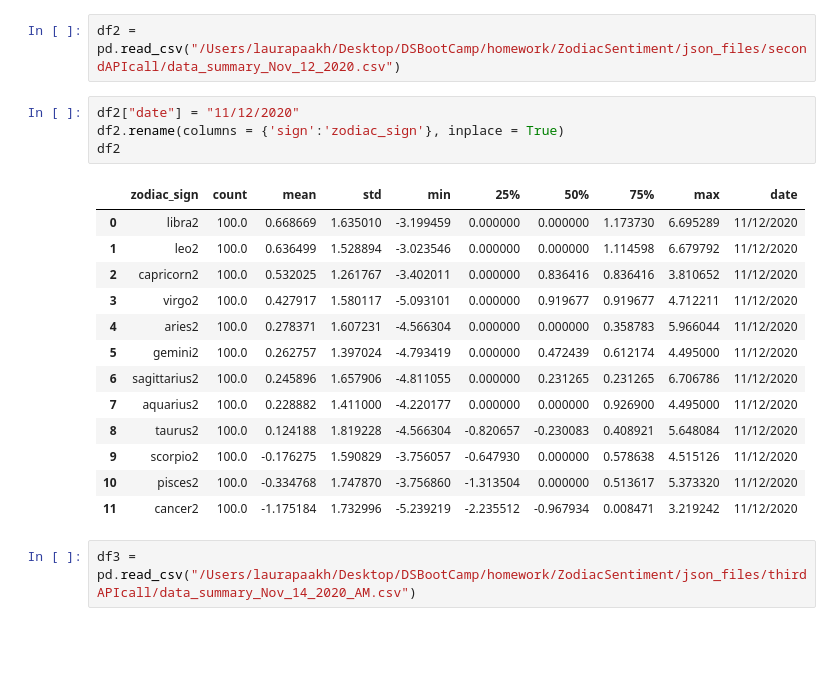
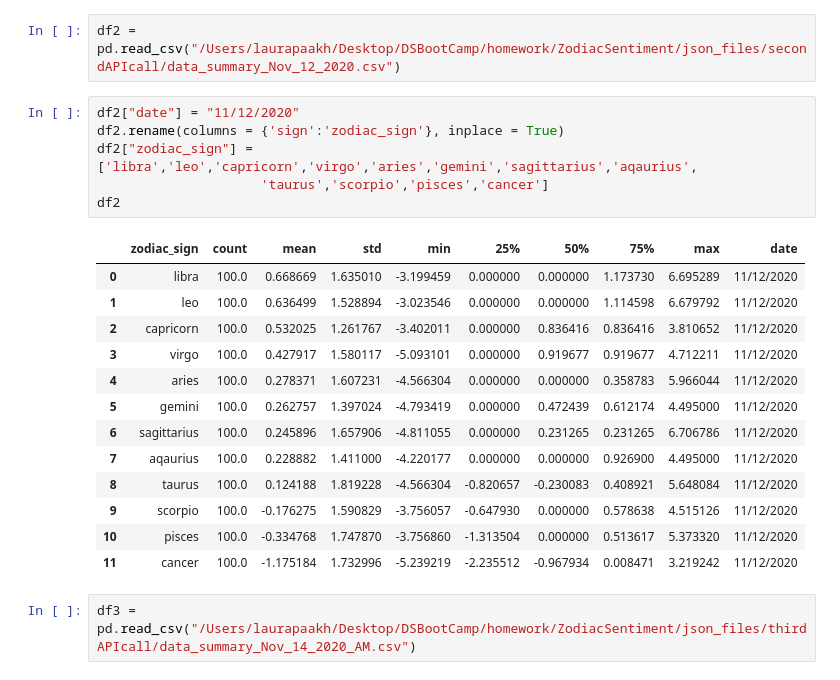
Before and after one commit to thompsont01/ZodiacSentiment, a Jupyter notebook: addDateColumn.ipynb, the cells around one changed output. Drawn from its saved outputs; the diff is of its cells as text; blank space fills up the shorter version.

Commit message:
cleaned zodiac_sign column

```diff
--- a/addDateColumn.ipynb
+++ b/addDateColumn.ipynb
@@ -32,21 +32,23 @@ df2 = pd.read_csv("/Users/laurapaakh/Desktop/DSBootCamp/homework/ZodiacSentiment
 # %%
 df2["date"] = "11/12/2020"
 df2.rename(columns = {'sign':'zodiac_sign'}, inplace = True)
+df2["zodiac_sign"] = ['libra','leo','capricorn','virgo','aries','gemini','sagittarius','aqaurius',
+                     'taurus','scorpio','pisces','cancer']
 df2
 # %% [output]
 |  | zodiac_sign | count | mean | std | min | 25% | 50% | 75% | max | date |
-| 0 | libra2 | 100.0 | 0.668669 | 1.635010 | -3.199459 | 0.000000 | 0.000000 | 1.173730 | 6.695289 | 11/12/2020 |
-| 1 | leo2 | 100.0 | 0.636499 | 1.528894 | -3.023546 | 0.000000 | 0.000000 | 1.114598 | 6.679792 | 11/12/2020 |
-| 2 | capricorn2 | 100.0 | 0.532025 | 1.261767 | -3.402011 | 0.000000 | 0.836416 | 0.836416 | 3.810652 | 11/12/2020 |
-| 3 | virgo2 | 100.0 | 0.427917 | 1.580117 | -5.093101 | 0.000000 | 0.919677 | 0.919677 | 4.712211 | 11/12/2020 |
-| 4 | aries2 | 100.0 | 0.278371 | 1.607231 | -4.566304 | 0.000000 | 0.000000 | 0.358783 | 5.966044 | 11/12/2020 |
-| 5 | gemini2 | 100.0 | 0.262757 | 1.397024 | -4.793419 | 0.000000 | 0.472439 | 0.612174 | 4.495000 | 11/12/2020 |
-| 6 | sagittarius2 | 100.0 | 0.245896 | 1.657906 | -4.811055 | 0.000000 | 0.231265 | 0.231265 | 6.706786 | 11/12/2020 |
-| 7 | aquarius2 | 100.0 | 0.228882 | 1.411000 | -4.220177 | 0.000000 | 0.000000 | 0.926900 | 4.495000 | 11/12/2020 |
-| 8 | taurus2 | 100.0 | 0.124188 | 1.819228 | -4.566304 | -0.820657 | -0.230083 | 0.408921 | 5.648084 | 11/12/2020 |
-| 9 | scorpio2 | 100.0 | -0.176275 | 1.590829 | -3.756057 | -0.647930 | 0.000000 | 0.578638 | 4.515126 | 11/12/2020 |
-| 10 | pisces2 | 100.0 | -0.334768 | 1.747870 | -3.756860 | -1.313504 | 0.000000 | 0.513617 | 5.373320 | 11/12/2020 |
-| 11 | cancer2 | 100.0 | -1.175184 | 1.732996 | -5.239219 | -2.235512 | -0.967934 | 0.008471 | 3.219242 | 11/12/2020 |
+| 0 | libra | 100.0 | 0.668669 | 1.635010 | -3.199459 | 0.000000 | 0.000000 | 1.173730 | 6.695289 | 11/12/2020 |
+| 1 | leo | 100.0 | 0.636499 | 1.528894 | -3.023546 | 0.000000 | 0.000000 | 1.114598 | 6.679792 | 11/12/2020 |
+| 2 | capricorn | 100.0 | 0.532025 | 1.261767 | -3.402011 | 0.000000 | 0.836416 | 0.836416 | 3.810652 | 11/12/2020 |
+| 3 | virgo | 100.0 | 0.427917 | 1.580117 | -5.093101 | 0.000000 | 0.919677 | 0.919677 | 4.712211 | 11/12/2020 |
+| 4 | aries | 100.0 | 0.278371 | 1.607231 | -4.566304 | 0.000000 | 0.000000 | 0.358783 | 5.966044 | 11/12/2020 |
+| 5 | gemini | 100.0 | 0.262757 | 1.397024 | -4.793419 | 0.000000 | 0.472439 | 0.612174 | 4.495000 | 11/12/2020 |
+| 6 | sagittarius | 100.0 | 0.245896 | 1.657906 | -4.811055 | 0.000000 | 0.231265 | 0.231265 | 6.706786 | 11/12/2020 |
+| 7 | aqaurius | 100.0 | 0.228882 | 1.411000 | -4.220177 | 0.000000 | 0.000000 | 0.926900 | 4.495000 | 11/12/2020 |
+| 8 | taurus | 100.0 | 0.124188 | 1.819228 | -4.566304 | -0.820657 | -0.230083 | 0.408921 | 5.648084 | 11/12/2020 |
+| 9 | scorpio | 100.0 | -0.176275 | 1.590829 | -3.756057 | -0.647930 | 0.000000 | 0.578638 | 4.515126 | 11/12/2020 |
+| 10 | pisces | 100.0 | -0.334768 | 1.747870 | -3.756860 | -1.313504 | 0.000000 | 0.513617 | 5.373320 | 11/12/2020 |
+| 11 | cancer | 100.0 | -1.175184 | 1.732996 | -5.239219 | -2.235512 | -0.967934 | 0.008471 | 3.219242 | 11/12/2020 |
 # %%
 df3 = pd.read_csv("/Users/laurapaakh/Desktop/DSBootCamp/homework/ZodiacSentiment/json_files/thirdAPIcall/data_summary_Nov_14_2020_AM.csv")
 # %%
```
Also changed, not shown: parts of 3 cells of this notebook, 1 other file.
